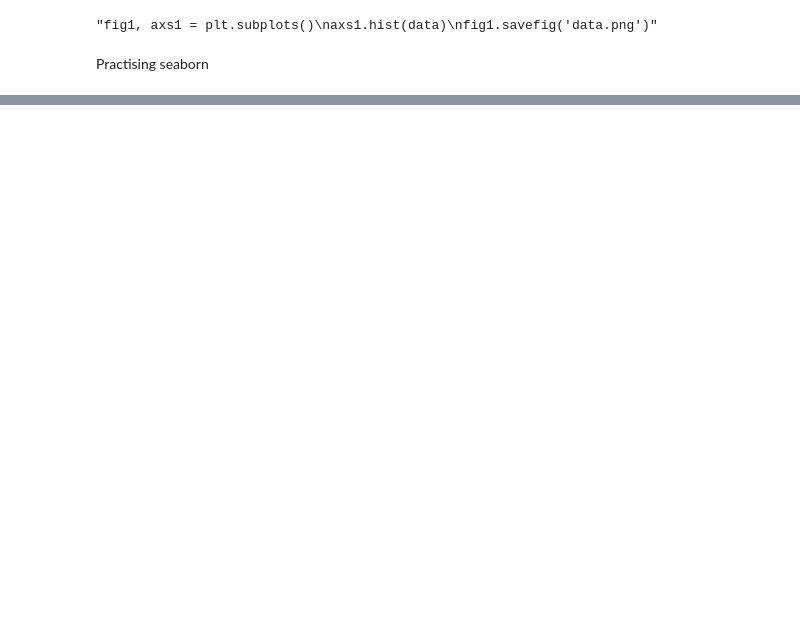
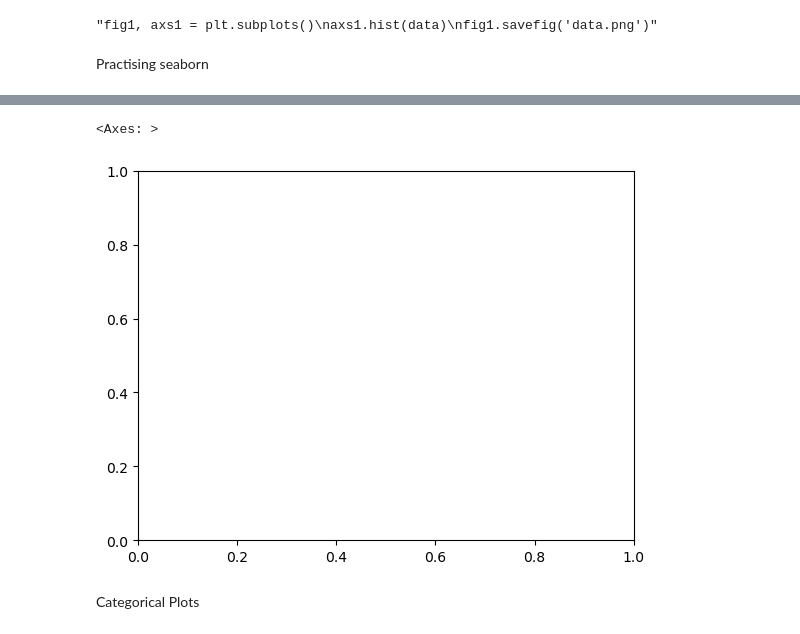
Before and after one commit to Limbu-Unish/Pandas_Content, a Jupyter notebook: Datavisualization_Finalized_dataset.ipynb, the cells around one changed output, grey strips where cells are left out. Drawn from its saved outputs; the diff is of its cells as text; code cells hidden in the pictures; blank space fills up the shorter version.

```diff
--- a/Datavisualization_Finalized_dataset.ipynb
+++ b/Datavisualization_Finalized_dataset.ipynb
@@ -119,0 +131,8 @@ sns.displot(data = data)
+# %%
+#Practising rogplot
+sns.rugplot()
+# %% [output]
+<Axes: >
+[figure, added]
+# %% [markdown]
+Categorical Plots
```
Also changed, not shown: parts of 8 cells of this notebook.
